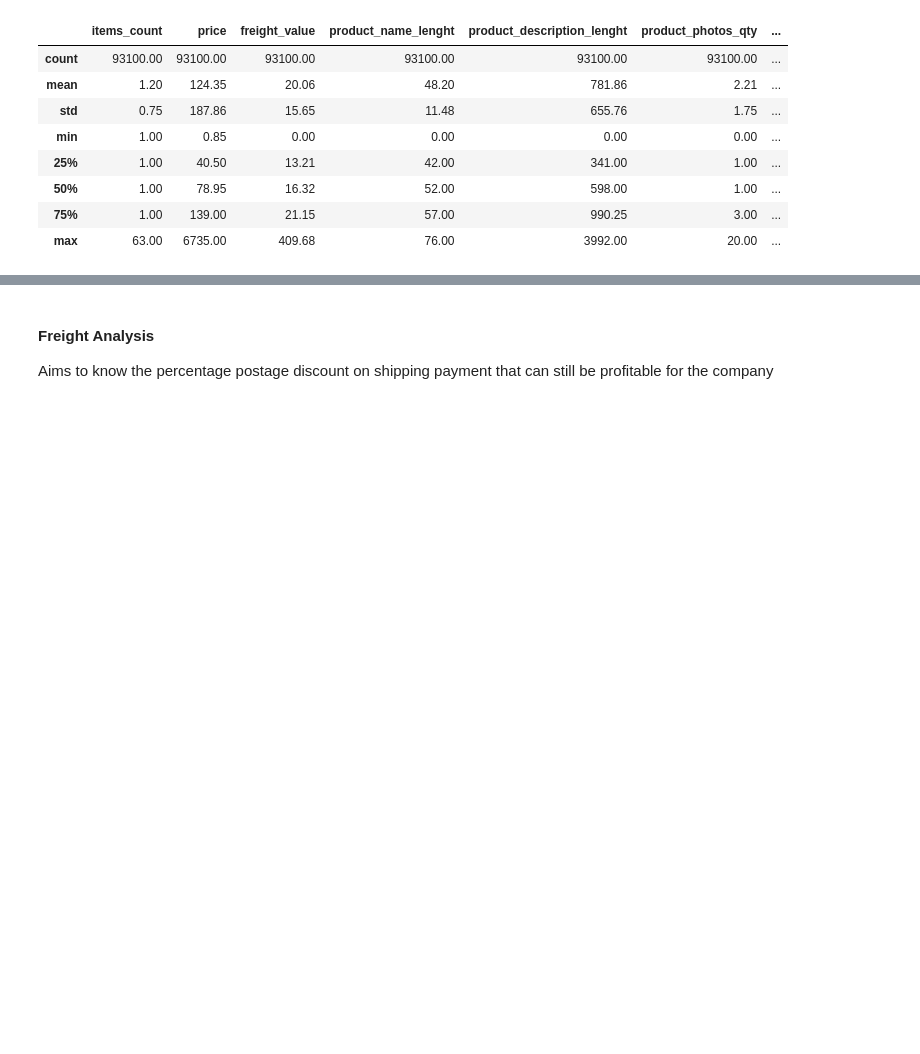
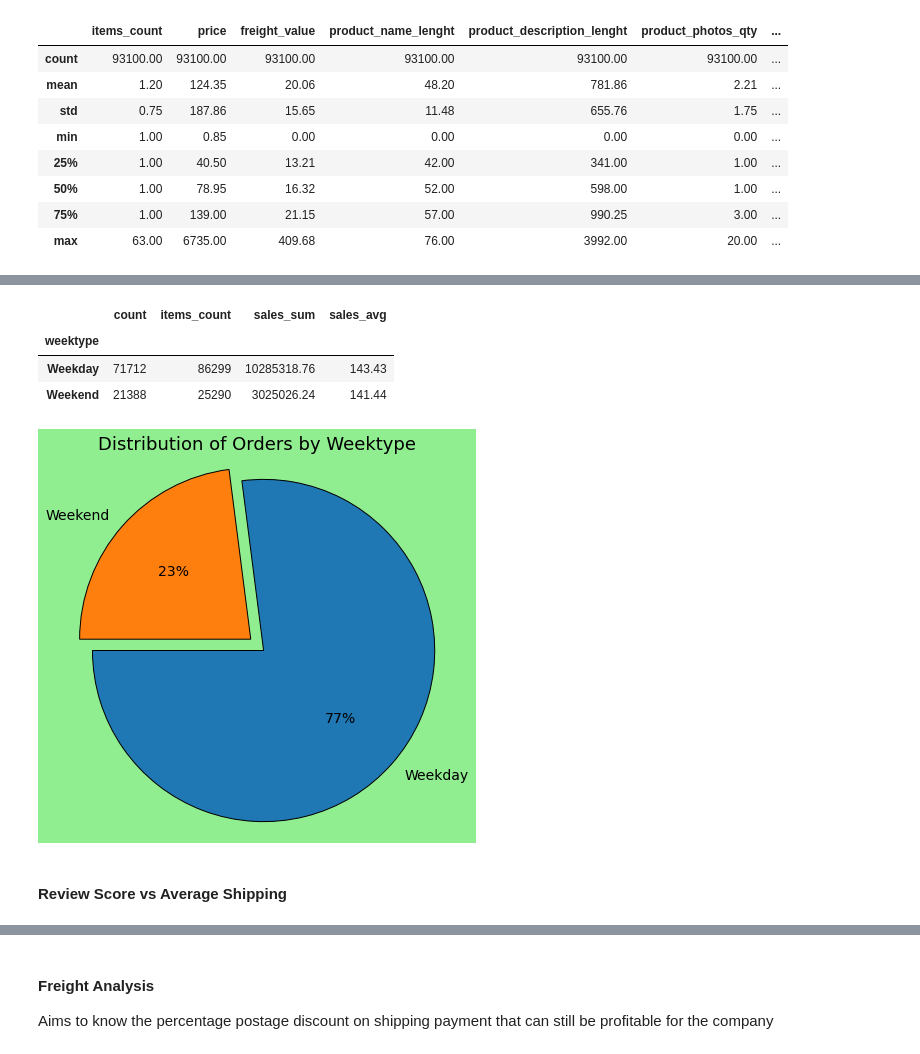
Before and after one commit to bnjisyn/Final-Project-Brazil-Ecommerce, a Jupyter notebook: data_analysis.ipynb, the cells around one changed output, grey strips where cells are left out. Cells and saved outputs as stored; diff of their text form; code cells hidden in the pictures; blank space fills up the shorter version.

```diff
--- a/data_analysis.ipynb
+++ b/data_analysis.ipynb
@@ -82,0 +94,18 @@ df.select_dtypes(include = [int, float]).describe().round(2)
+# %%
+df_day_end_sales = df.copy()
+
+df_day_end_sales = df_day_end_sales[['order_id', 'items_count', 'price', 'sales',
+                                     'order_purchase_timestamp']]
+df_day_end_sales['day'] = df_day_end_sales.order_purchase_timestamp.dt.day_name()
+
+# Classifying weektype
+def classify_weektype(day):
+    if day in ['Saturday', 'Sunday']:
+        return 'Weekend'
+    else:
+        return 'Weekday'
+
+df_day_end_sales['weektype'] = df_day_end_sales.day.apply(classify_weektype)
+
+display(df_day_end_sales.sample(5))
+display(df_day_end_sales.info())
@@ -82,0 +134,34 @@ df.select_dtypes(include = [int, float]).describe().round(2)
+# %%
+df_weektype = df_day_end_sales.groupby('weektype').agg({'order_id' : 'count',
+                                                        'items_count' : 'sum',
+                                                        'sales': ['sum', 'mean']}).round(2)
+df_weektype.columns = ['count', 'items_count', 'sales_sum', 'sales_avg']
+df_weektype
+# %% [output]
+|  | count | items_count | sales_sum | sales_avg |
+| weektype |  |  |  |  |
+| Weekday | 71712 | 86299 | 10285318.76 | 143.43 |
+| Weekend | 21388 | 25290 | 3025026.24 | 141.44 |
+# %%
+# Pie Chart
+
+df_weektype_dict = df_weektype['count'].to_dict()
+
+labels = df_weektype_dict.keys()
+sizes = df_weektype_dict.values()
+
+plt.figure(figsize = (7, 7), facecolor = 'lightgreen')
+plt.pie(sizes, labels = labels,
+        autopct = '%1.0f%%',
+        startangle = 180,
+        textprops = {'fontsize': 14},
+        explode = (0, 0.1),
+        wedgeprops = {'edgecolor': 'black'})
+        # colors = ['skyblue', 'lightgreen'])
+plt.title('Distribution of Orders by Weektype', fontsize = 18)
+plt.axis('equal')
+plt.show()
+# %% [output]
+[figure, added]
+# %% [markdown]
+#### Review Score vs Average Shipping
```
Also changed, not shown: parts of 39 cells of this notebook, 1 other file.
